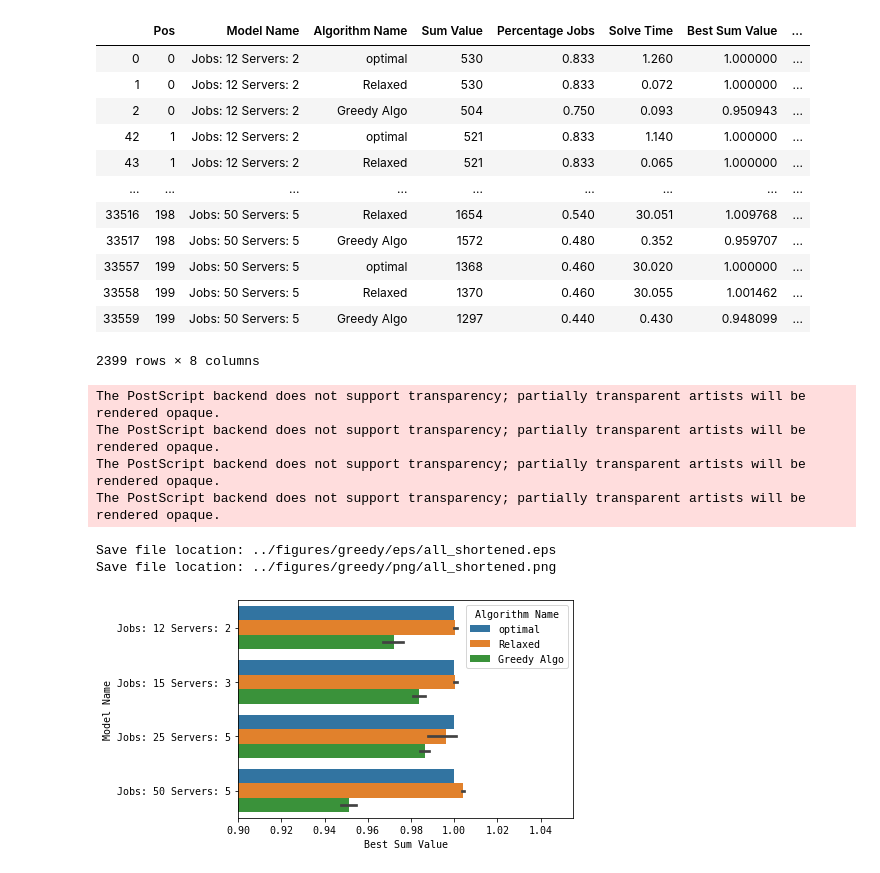
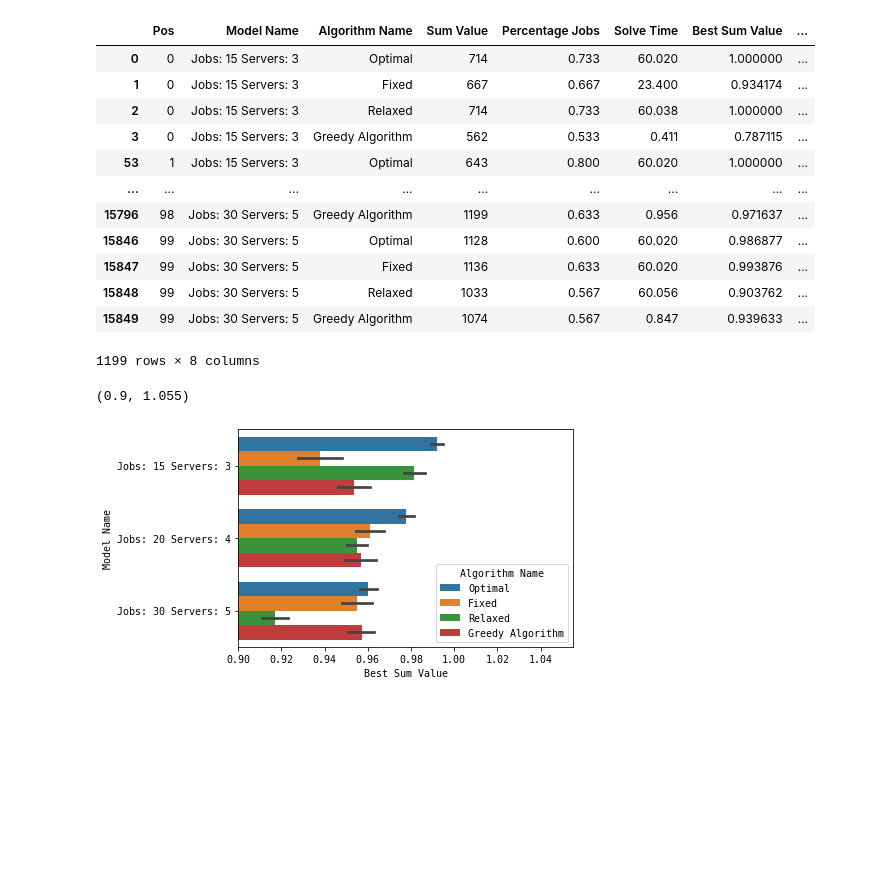
Before and after one commit to pseudo-rnd-thoughts/Elastic-Resource-Allocation, a Jupyter notebook: testing/analysis/greedy_analysis.ipynb, the cells around one changed output. Saved outputs shown, nothing was run; the diff lists cells and outputs as text; code cells hidden in the pictures; blank space fills up the shorter version.

Commit message:
Added paper results and images

```diff
--- a/testing/analysis/greedy_analysis.ipynb
+++ b/testing/analysis/greedy_analysis.ipynb
@@ -46,5 +51,6 @@ all_policies = [
 # %%
-encoded_filenames = all_policies
+encoded_filenames = paper
+folder = "paper"
 x_axis = 'Sum Value'
 title = "{} of {} model".format(x_axis, 'Basic')
 # %%
@@ -53,7 +59,7 @@ model_names: List[str] = []
 test_name: str = ''
 
 for encoded_filename in encoded_filenames:
-    filename, model_name, test_name = decode_filename('greedy', encoded_filename)
+    filename, model_name, test_name = decode_filename(folder, encoded_filename)
     model_names.append(model_name)
 
     with open(filename) as file:
@@ -98,6 +104,6 @@ df.sort_values(by=['Sum Value'])[['Algorithm Name', 'Sum Value']].tail(50)
 # %%
 df = df.loc[~((df['Algorithm Name'].str.contains('Greedy Utility * deadline / Sum', regex=False)) |
               (df['Algorithm Name'].str.contains('Greedy Utility / Sqrt Sum', regex=False)) |
-              (df['Algorithm Name'].str.contains('Matrix Greedy Sum Exp^3 Percentage', regex=False))]
+              (df['Algorithm Name'].str.contains('Matrix Greedy Sum Exp^3 Percentage', regex=False)))]
 df['Algorithm Name'].unique()
 # %% [output]
@@ -151,31 +163,27 @@ array(['optimal', 'Relaxed', 'Greedy Utility / Sum, Sum, Percentage Sum',
 # %%
-short_df = df[(df['Algorithm Name'] == 'optimal') |
-              (df['Algorithm Name'] == 'Relaxed') |
-              (df['Algorithm Name'] == 'Greedy Utility / Sum, Sum, Percentage Sum')].replace('Greedy Utility / Sum, Sum, Percentage Sum', 'Greedy Algo')
+short_df = df[(df['Algorithm Name'] == 'Optimal') |
+            # (df['Algorithm Name'] == 'Relaxed') |
+              (df['Algorithm Name'] == 'Fixed')   |
+              (df['Algorithm Name'] == 'Greedy Utility / Sum, minimise Sum, Percentage Sum')].replace('Greedy Utility / Sum, minimise Sum, Percentage Sum', 'Greedy Algorithm')
 short_df
 # %% [output]
 |  | Pos | Model Name | Algorithm Name | Sum Value | Percentage Jobs | Solve Time | Best Sum Value | ... |
-| 0 | 0 | Jobs: 12 Servers: 2 | optimal | 530 | 0.833 | 1.260 | 1.000000 | ... |
-| 1 | 0 | Jobs: 12 Servers: 2 | Relaxed | 530 | 0.833 | 0.072 | 1.000000 | ... |
-| 2 | 0 | Jobs: 12 Servers: 2 | Greedy Algo | 504 | 0.750 | 0.093 | 0.950943 | ... |
-| 42 | 1 | Jobs: 12 Servers: 2 | optimal | 521 | 0.833 | 1.140 | 1.000000 | ... |
-| 43 | 1 | Jobs: 12 Servers: 2 | Relaxed | 521 | 0.833 | 0.065 | 1.000000 | ... |
+| 0 | 0 | Jobs: 15 Servers: 3 | Optimal | 714 | 0.733 | 60.020 | 1.000000 | ... |
+| 1 | 0 | Jobs: 15 Servers: 3 | Fixed | 667 | 0.667 | 23.400 | 0.934174 | ... |
+| 2 | 0 | Jobs: 15 Servers: 3 | Relaxed | 714 | 0.733 | 60.038 | 1.000000 | ... |
+| 3 | 0 | Jobs: 15 Servers: 3 | Greedy Algorithm | 562 | 0.533 | 0.411 | 0.787115 | ... |
+| 53 | 1 | Jobs: 15 Servers: 3 | Optimal | 643 | 0.800 | 60.020 | 1.000000 | ... |
 | ... | ... | ... | ... | ... | ... | ... | ... | ... |
-| 33516 | 198 | Jobs: 50 Servers: 5 | Relaxed | 1654 | 0.540 | 30.051 | 1.009768 | ... |
-| 33517 | 198 | Jobs: 50 Servers: 5 | Greedy Algo | 1572 | 0.480 | 0.352 | 0.959707 | ... |
-| 33557 | 199 | Jobs: 50 Servers: 5 | optimal | 1368 | 0.460 | 30.020 | 1.000000 | ... |
-| 33558 | 199 | Jobs: 50 Servers: 5 | Relaxed | 1370 | 0.460 | 30.055 | 1.001462 | ... |
-| 33559 | 199 | Jobs: 50 Servers: 5 | Greedy Algo | 1297 | 0.440 | 0.430 | 0.948099 | ... |
+| 15796 | 98 | Jobs: 30 Servers: 5 | Greedy Algorithm | 1199 | 0.633 | 0.956 | 0.971637 | ... |
+| 15846 | 99 | Jobs: 30 Servers: 5 | Optimal | 1128 | 0.600 | 60.020 | 0.986877 | ... |
+| 15847 | 99 | Jobs: 30 Servers: 5 | Fixed | 1136 | 0.633 | 60.020 | 0.993876 | ... |
+| 15848 | 99 | Jobs: 30 Servers: 5 | Relaxed | 1033 | 0.567 | 60.056 | 0.903762 | ... |
+| 15849 | 99 | Jobs: 30 Servers: 5 | Greedy Algorithm | 1074 | 0.567 | 0.847 | 0.939633 | ... |
-2399 rows × 8 columns
+1199 rows × 8 columns
 # %%
 g = sns.barplot(y='Model Name', x='Best Sum Value', hue='Algorithm Name', data=short_df)
 g.set_xlim(0.9, 1.055)
-save_plot(analysis_filename('all', 'shortened'), "greedy", image_format=ImageFormat.BOTH)
+# save_plot(analysis_filename('all', 'shortened'), "greedy", image_format=[ImageFormat.PNG, ImageFormat.EPS])
 # %% [output]
-The PostScript backend does not support transparency; partially transparent artists will be rendered opaque.
-The PostScript backend does not support transparency; partially transparent artists will be rendered opaque.
-The PostScript backend does not support transparency; partially transparent artists will be rendered opaque.
-The PostScript backend does not support transparency; partially transparent artists will be rendered opaque.
+(0.9, 1.055)
-Save file location: ../figures/greedy/eps/all_shortened.eps
-Save file location: ../figures/greedy/png/all_shortened.png
-[figure, old version]
+[figure, new version]
```
Also changed, not shown: parts of 5 cells of this notebook, 40 other files.
